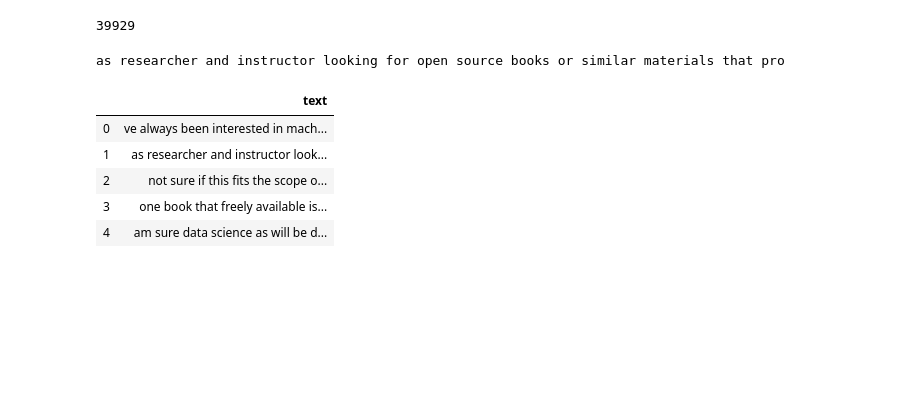
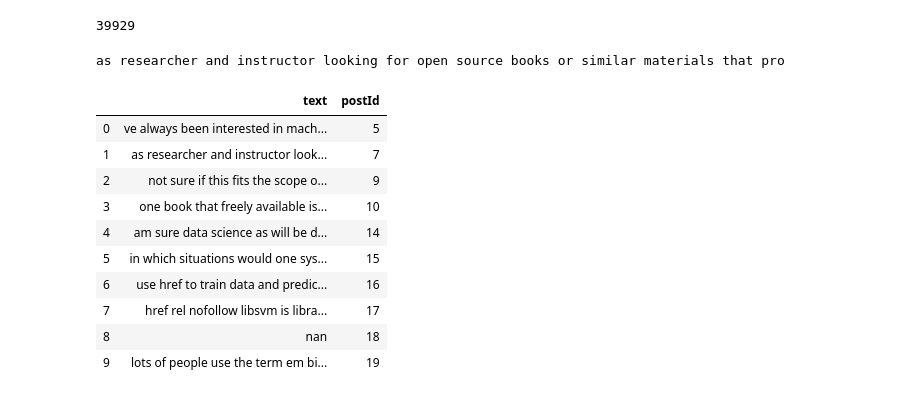
Before and after one commit to jonhealy1/stack_exchange_data_science, a Jupyter notebook: stack_data_science_text.ipynb, the cells around one changed output. Saved outputs shown, nothing was run; the diff lists cells and outputs as text; code cells hidden in the pictures; blank space fills up the shorter version.

```diff
--- a/stack_data_science_text.ipynb
+++ b/stack_data_science_text.ipynb
@@ -96,11 +99,16 @@ as researcher and instructor looking for open source books or similar materials
 # %%
 clean_df = pd.DataFrame(clean_tweet_texts,columns=['text'])
 # %%
-clean_df.head()
+clean_df.head(10)
 # %% [output]
-|  | text |
-| 0 | ve always been interested in mach... |
-| 1 | as researcher and instructor look... |
-| 2 | not sure if this fits the scope o... |
-| 3 | one book that freely available is... |
-| 4 | am sure data science as will be d... |
+|  | text | postId |
+| 0 | ve always been interested in mach... | 5 |
+| 1 | as researcher and instructor look... | 7 |
+| 2 | not sure if this fits the scope o... | 9 |
+| 3 | one book that freely available is... | 10 |
+| 4 | am sure data science as will be d... | 14 |
+| 5 | in which situations would one sys... | 15 |
+| 6 | use href to train data and predic... | 16 |
+| 7 | href rel nofollow libsvm is libra... | 17 |
+| 8 | nan | 18 |
+| 9 | lots of people use the term em bi... | 19 |
```
Also changed, not shown: parts of 4 cells of this notebook, 5 other files.
